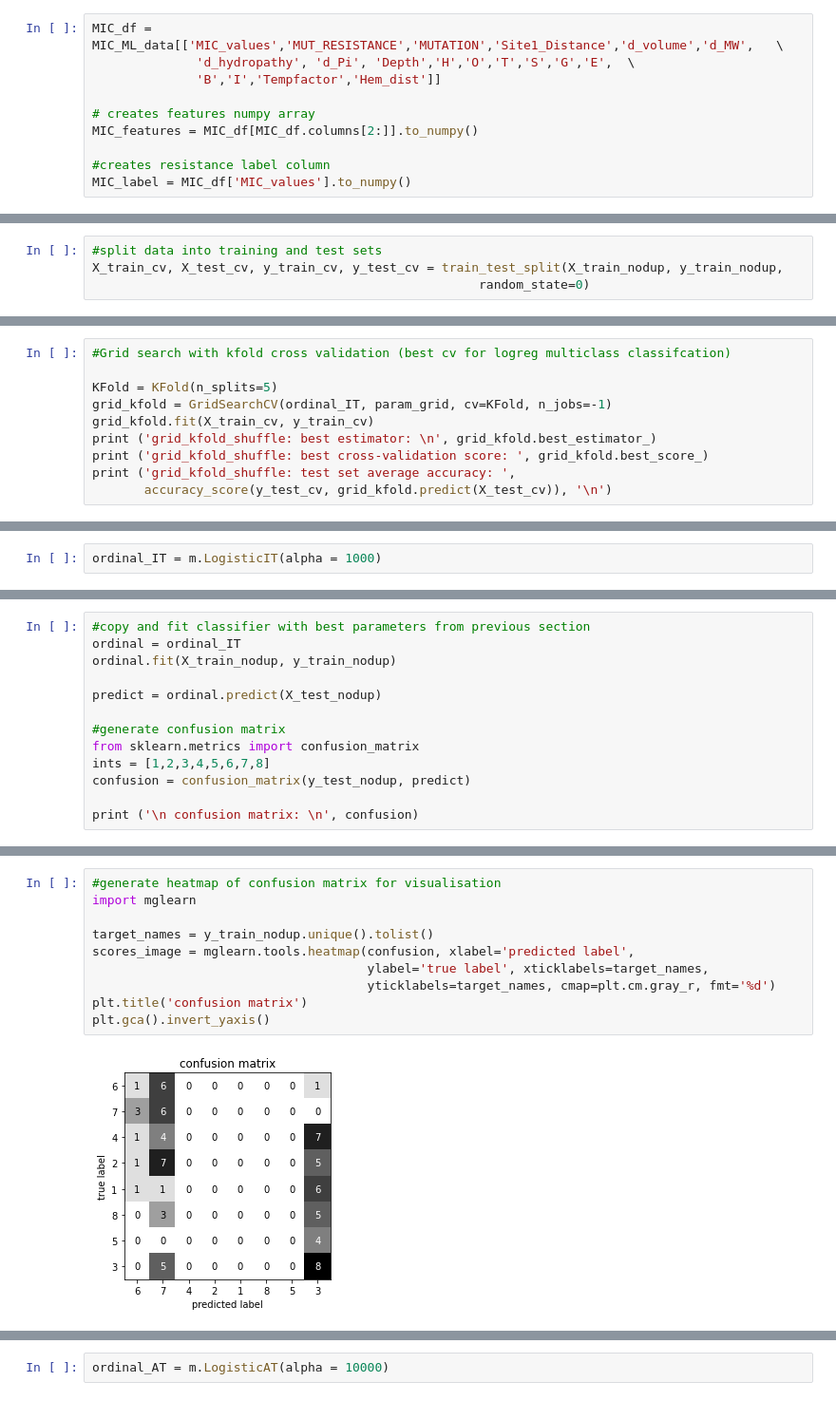
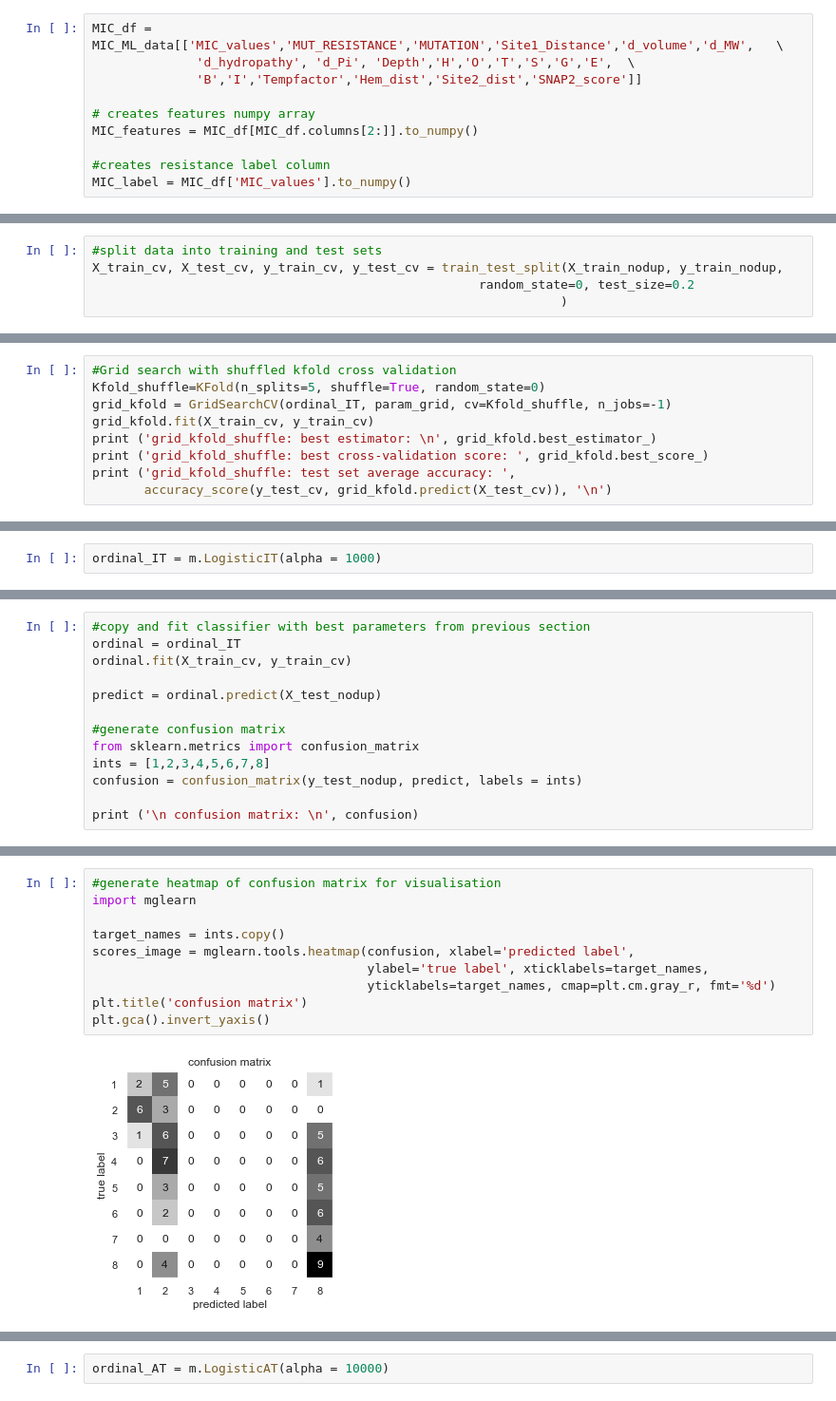
Before and after one commit to fowler-lab/Inh_resistance, a Jupyter notebook: Ordinalreg_notebook.ipynb, the cells around one changed output, grey strips where cells are left out. Shown: that part at 95% size. Cells and saved outputs as stored; diff of their text form.

```diff
--- a/Ordinalreg_notebook.ipynb
+++ b/Ordinalreg_notebook.ipynb
@@ -38,7 +53,7 @@ See the caveats in the documentation: https://pandas.pydata.org/pandas-docs/stab
 # %%
 MIC_df = MIC_ML_data[['MIC_values','MUT_RESISTANCE','MUTATION','Site1_Distance','d_volume','d_MW',	\
               'd_hydropathy', 'd_Pi', 'Depth','H','O','T','S','G','E',  \
-              'B','I','Tempfactor','Hem_dist']]
+              'B','I','Tempfactor','Hem_dist','Site2_dist','SNAP2_score']]
 
 # creates features numpy array
 MIC_features = MIC_df[MIC_df.columns[2:]].to_numpy()
@@ -129,4 +146,5 @@ See the caveats in the documentation: https://pandas.pydata.org/pandas-docs/stab
 # %%
 #split data into training and test sets
 X_train_cv, X_test_cv, y_train_cv, y_test_cv = train_test_split(X_train_nodup, y_train_nodup,
-                                                    random_state=0)
+                                                    random_state=0, test_size=0.2
+                                                               )
@@ -140,8 +162,7 @@ Produce confusion matrix for intermediate threshold ordinal regression model
 # %%
-#Grid search with kfold cross validation (best cv for logreg multiclass classifcation)
-
-KFold = KFold(n_splits=5)
-grid_kfold = GridSearchCV(ordinal_IT, param_grid, cv=KFold, n_jobs=-1)
+#Grid search with shuffled kfold cross validation
+Kfold_shuffle=KFold(n_splits=5, shuffle=True, random_state=0)
+grid_kfold = GridSearchCV(ordinal_IT, param_grid, cv=Kfold_shuffle, n_jobs=-1)
 grid_kfold.fit(X_train_cv, y_train_cv)
 print ('grid_kfold_shuffle: best estimator: \n', grid_kfold.best_estimator_)
 print ('grid_kfold_shuffle: best cross-validation score: ', grid_kfold.best_score_)
@@ -157,14 +180,14 @@ ordinal_IT = m.LogisticIT(alpha = 1000)
 # %%
 #copy and fit classifier with best parameters from previous section
 ordinal = ordinal_IT
-ordinal.fit(X_train_nodup, y_train_nodup)
+ordinal.fit(X_train_cv, y_train_cv)
 
 predict = ordinal.predict(X_test_nodup)
 
 #generate confusion matrix
 from sklearn.metrics import confusion_matrix
 ints = [1,2,3,4,5,6,7,8]
-confusion = confusion_matrix(y_test_nodup, predict)
+confusion = confusion_matrix(y_test_nodup, predict, labels = ints)
 
 print ('\n confusion matrix: \n', confusion)
 # %% [output]
@@ -180,15 +203,15 @@ print ('\n confusion matrix: \n', confusion)
 # %%
 #generate heatmap of confusion matrix for visualisation
 import mglearn
 
-target_names = y_train_nodup.unique().tolist()
+target_names = ints.copy()
 scores_image = mglearn.tools.heatmap(confusion, xlabel='predicted label',
                                      ylabel='true label', xticklabels=target_names,
                                      yticklabels=target_names, cmap=plt.cm.gray_r, fmt='%d')
 plt.title('confusion matrix')
 plt.gca().invert_yaxis()
 # %% [output]
-[figure, old version]
+[figure, new version]
 # %%
 #generate classification report
 from sklearn.metrics import classification_report
```
Also changed, not shown: parts of 30 cells of this notebook.
